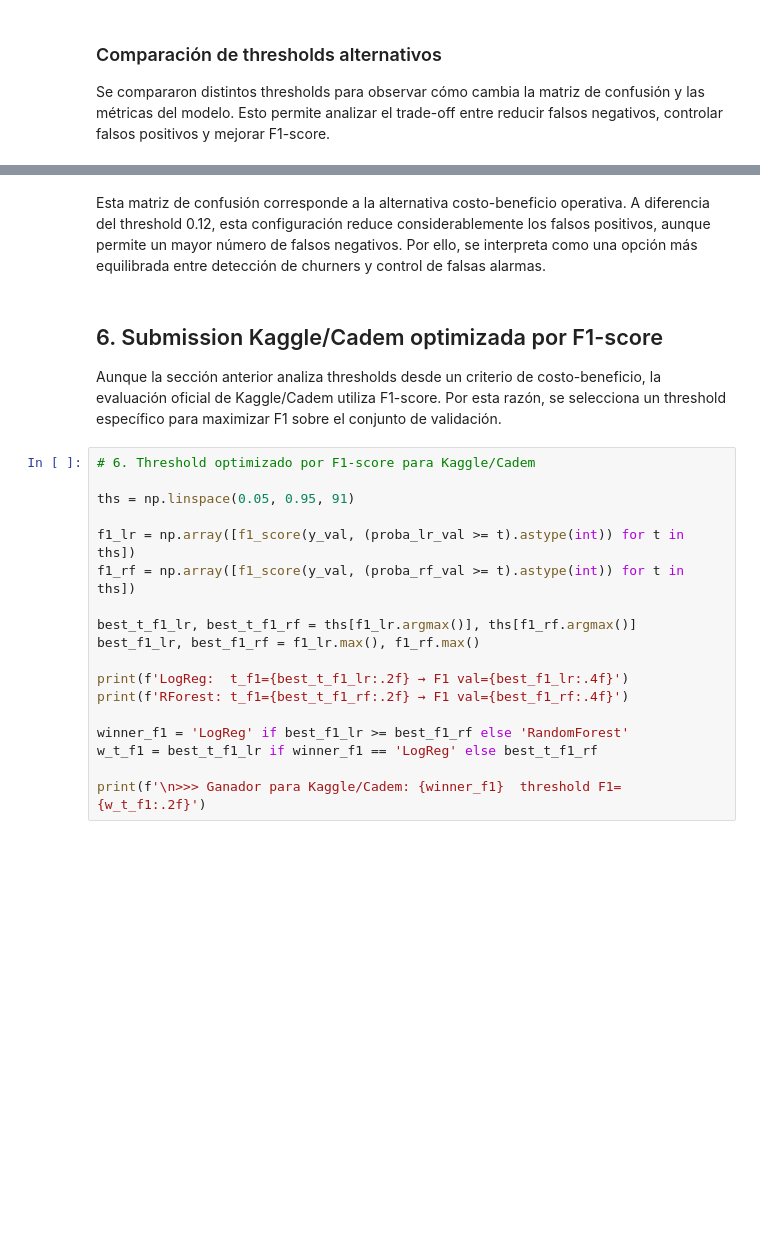
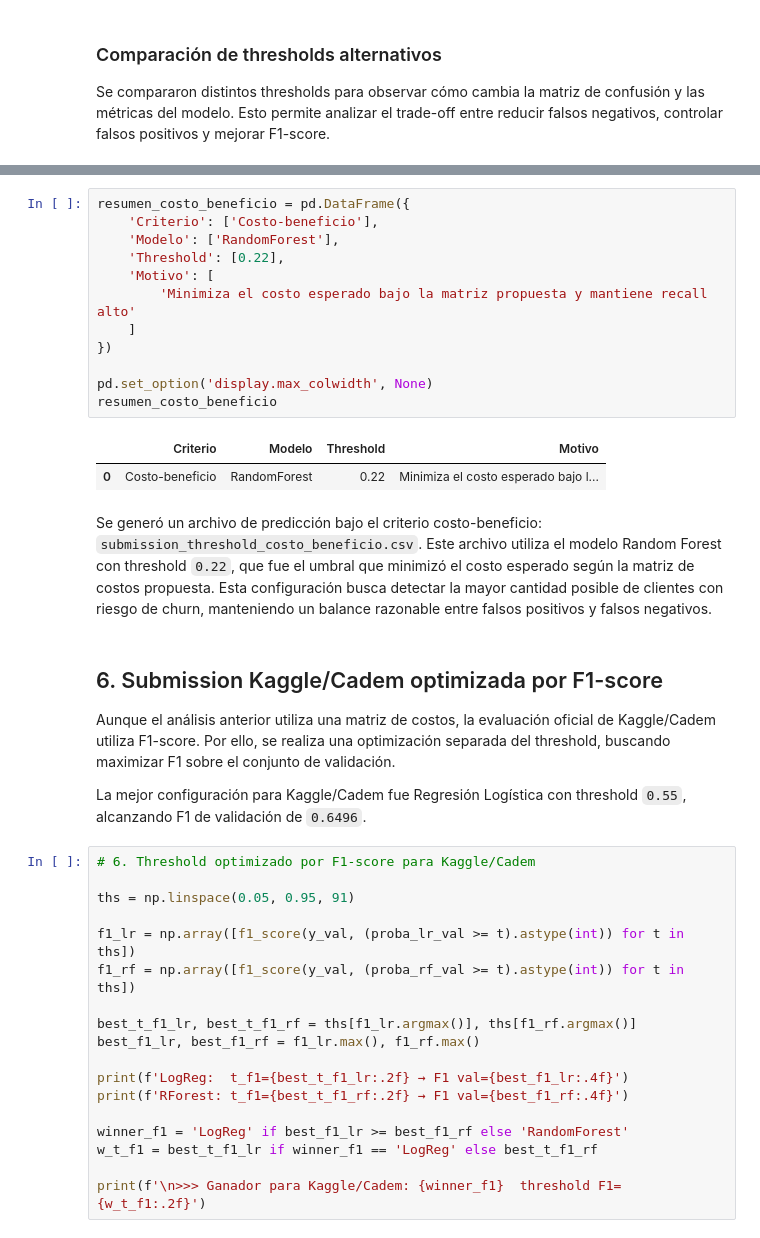
Before and after one commit to joelm2405/ml-telco-churn-grupo10, a Jupyter notebook: notebooks/Proyecto_ML_Churn.ipynb, the cells around one changed output, grey strips where cells are left out. Drawn from its saved outputs; the diff is of its cells as text; blank space fills up the shorter version.

```diff
--- a/notebooks/Proyecto_ML_Churn.ipynb
+++ b/notebooks/Proyecto_ML_Churn.ipynb
@@ -760,9 +702,26 @@ F1-score: 0.6135
-# %% [markdown]
-Esta matriz de confusión corresponde a la alternativa costo-beneficio operativa. A diferencia del threshold 0.12, esta configuración reduce considerablemente los falsos positivos, aunque permite un mayor número de falsos negativos. Por ello, se interpreta como una opción más equilibrada entre detección de churners y control de falsas alarmas.
+# %%
+resumen_costo_beneficio = pd.DataFrame({
+    'Criterio': ['Costo-beneficio'],
+    'Modelo': ['RandomForest'],
+    'Threshold': [0.22],
+    'Motivo': [
+        'Minimiza el costo esperado bajo la matriz propuesta y mantiene recall alto'
+    ]
+})
+
+pd.set_option('display.max_colwidth', None)
+resumen_costo_beneficio
+# %% [output]
+|  | Criterio | Modelo | Threshold | Motivo |
+| 0 | Costo-beneficio | RandomForest | 0.22 | Minimiza el costo esperado bajo l... |
+# %% [markdown]
+Se generó un archivo de predicción bajo el criterio costo-beneficio: `submission_threshold_costo_beneficio.csv`. Este archivo utiliza el modelo Random Forest con threshold `0.22`, que fue el umbral que minimizó el costo esperado según la matriz de costos propuesta. Esta configuración busca detectar la mayor cantidad posible de clientes con riesgo de churn, manteniendo un balance razonable entre falsos positivos y falsos negativos.
 # %% [markdown]
 ## 6. Submission Kaggle/Cadem optimizada por F1-score
 
-Aunque la sección anterior analiza thresholds desde un criterio de costo-beneficio, la evaluación oficial de Kaggle/Cadem utiliza F1-score. Por esta razón, se selecciona un threshold específico para maximizar F1 sobre el conjunto de validación.
+Aunque el análisis anterior utiliza una matriz de costos, la evaluación oficial de Kaggle/Cadem utiliza F1-score. Por ello, se realiza una optimización separada del threshold, buscando maximizar F1 sobre el conjunto de validación.
+
+La mejor configuración para Kaggle/Cadem fue Regresión Logística con threshold `0.55`, alcanzando F1 de validación de `0.6496`.
 # %%
 # 6. Threshold optimizado por F1-score para Kaggle/Cadem
 
```
Also changed, not shown: parts of 19 cells of this notebook, 9 other files.
